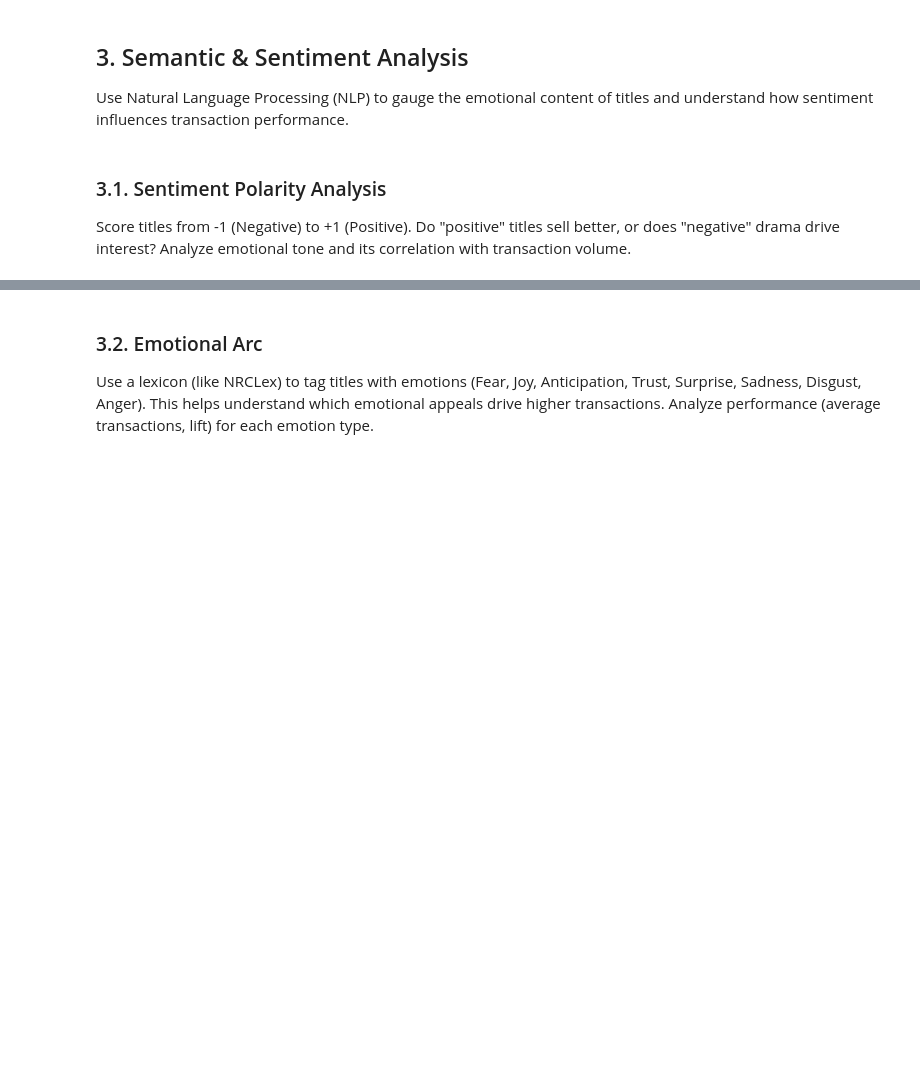
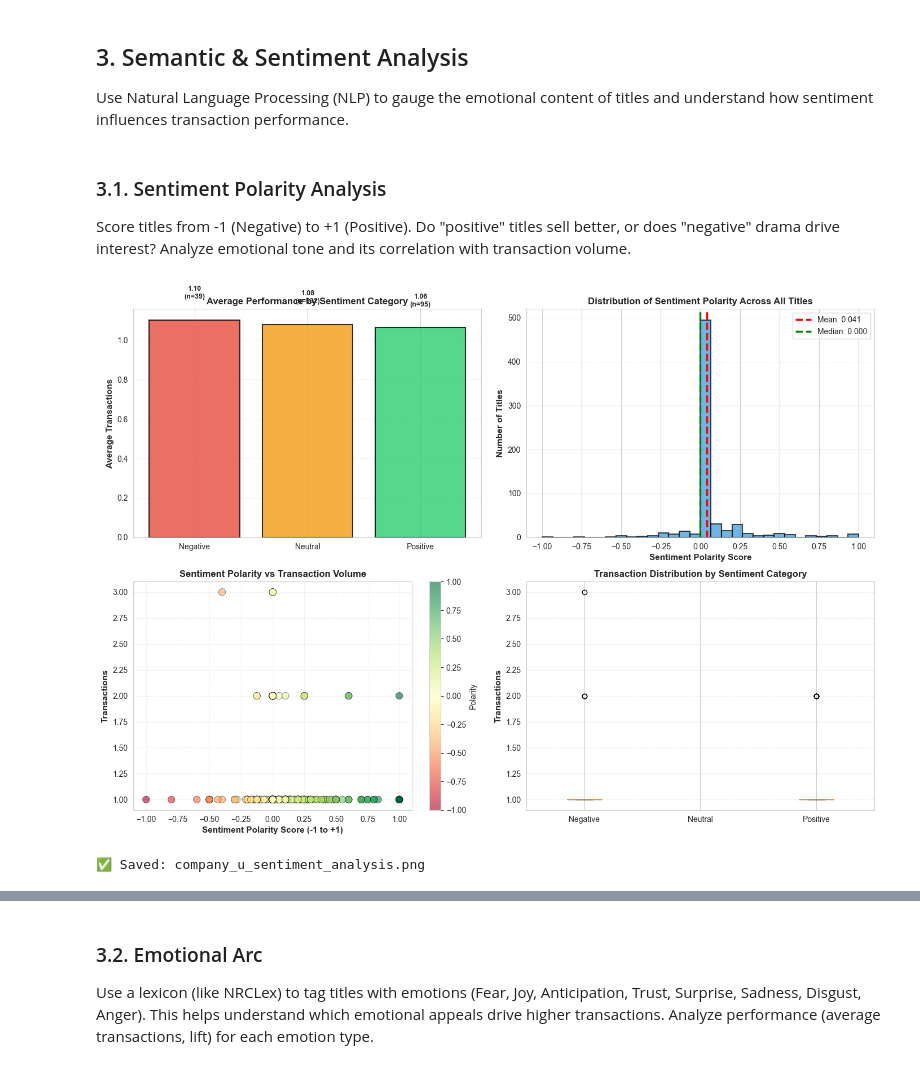
Before and after one commit to manoukyanmari/book-recommendation-system, a Jupyter notebook: book-genre-ai/company_u/company_u_visualization.ipynb, the cells around one changed output, grey strips where cells are left out. Cells and saved outputs as stored; diff of their text form; code cells hidden in the pictures; blank space fills up the shorter version.

```diff
--- a/book-genre-ai/company_u/company_u_visualization.ipynb
+++ b/book-genre-ai/company_u/company_u_visualization.ipynb
@@ -1115,6 +1187,16 @@ Use Natural Language Processing (NLP) to gauge the emotional content of titles a
 
 Score titles from -1 (Negative) to +1 (Positive). Do "positive" titles sell better, or does "negative" drama drive interest? Analyze emotional tone and its correlation with transaction volume.
 # %%
+# Create sentiment features if not already present
+if 'sentiment_polarity' not in df.columns:
+    from textblob import TextBlob
+    df['sentiment_polarity'] = df['Title'].apply(lambda x: TextBlob(str(x)).sentiment.polarity if pd.notna(x) else 0)
+
+if 'sentiment_category' not in df.columns:
+    df['sentiment_category'] = df['sentiment_polarity'].apply(
+        lambda x: 'Negative' if x < -0.1 else ('Neutral' if x <= 0.1 else 'Positive')
+    )
+
 # Visualization: Sentiment polarity impact on transactions
 fig, axes = plt.subplots(2, 2, figsize=(14, 10))
 
@@ -1143,33 +1225,36 @@ axes[0, 1].legend(fontsize=10)
 axes[0, 1].grid(axis='y', alpha=0.3, linestyle='--')
 
 # Chart 3: Scatter plot - Polarity vs Transactions
 scatter = axes[1, 0].scatter(df['sentiment_polarity'], df['Number'],
                              c=df['sentiment_polarity'], cmap='RdYlGn',
                              s=80, edgecolors='black', linewidth=0.5, alpha=0.6)
 axes[1, 0].set_xlabel('Sentiment Polarity Score (-1 to +1)', fontsize=11, fontweight='bold')
 axes[1, 0].set_ylabel('Transactions', fontsize=11, fontweight='bold')
 axes[1, 0].set_title('Sentiment Polarity vs Transaction Volume', fontsize=12, fontweight='bold')
 axes[1, 0].grid(True, alpha=0.3, linestyle='--')
 plt.colorbar(scatter, ax=axes[1, 0], label='Polarity')
 
 # Chart 4: Box plot by sentiment category
 sentiment_order = ['Negative', 'Neutral', 'Positive']
 data_for_sentiment_box = [df[df['sentiment_category'] == cat]['Number'].values for cat in sentiment_order if cat in df['sentiment_category'].values]
 labels_for_box = [cat for cat in sentiment_order if cat in df['sentiment_category'].values]
 
 bp_sentiment = axes[1, 1].boxplot(data_for_sentiment_box, labels=labels_for_box, patch_artist=True)
 for patch, color in zip(bp_sentiment['boxes'], [colors_sentiment.get(cat, '#95a5a6') for cat in labels_for_box]):
     patch.set_facecolor(color)
     patch.set_alpha(0.7)
 
 axes[1, 1].set_ylabel('Transactions', fontsize=11, fontweight='bold')
 axes[1, 1].set_title('Transaction Distribution by Sentiment Category', fontsize=12, fontweight='bold')
 axes[1, 1].grid(axis='y', alpha=0.3, linestyle='--')
 
 plt.tight_layout()
 plt.savefig('graphs/company_u_sentiment_analysis.png', dpi=300, bbox_inches='tight')
 plt.show()
 print("✅ Saved: company_u_sentiment_analysis.png\n")
+# %% [output]
+[figure, added]
+✅ Saved: company_u_sentiment_analysis.png
 # %%
 # Sentiment Analysis using TextBlob
 try:
```
Also changed, not shown: parts of 16 cells of this notebook, 9 other files.
